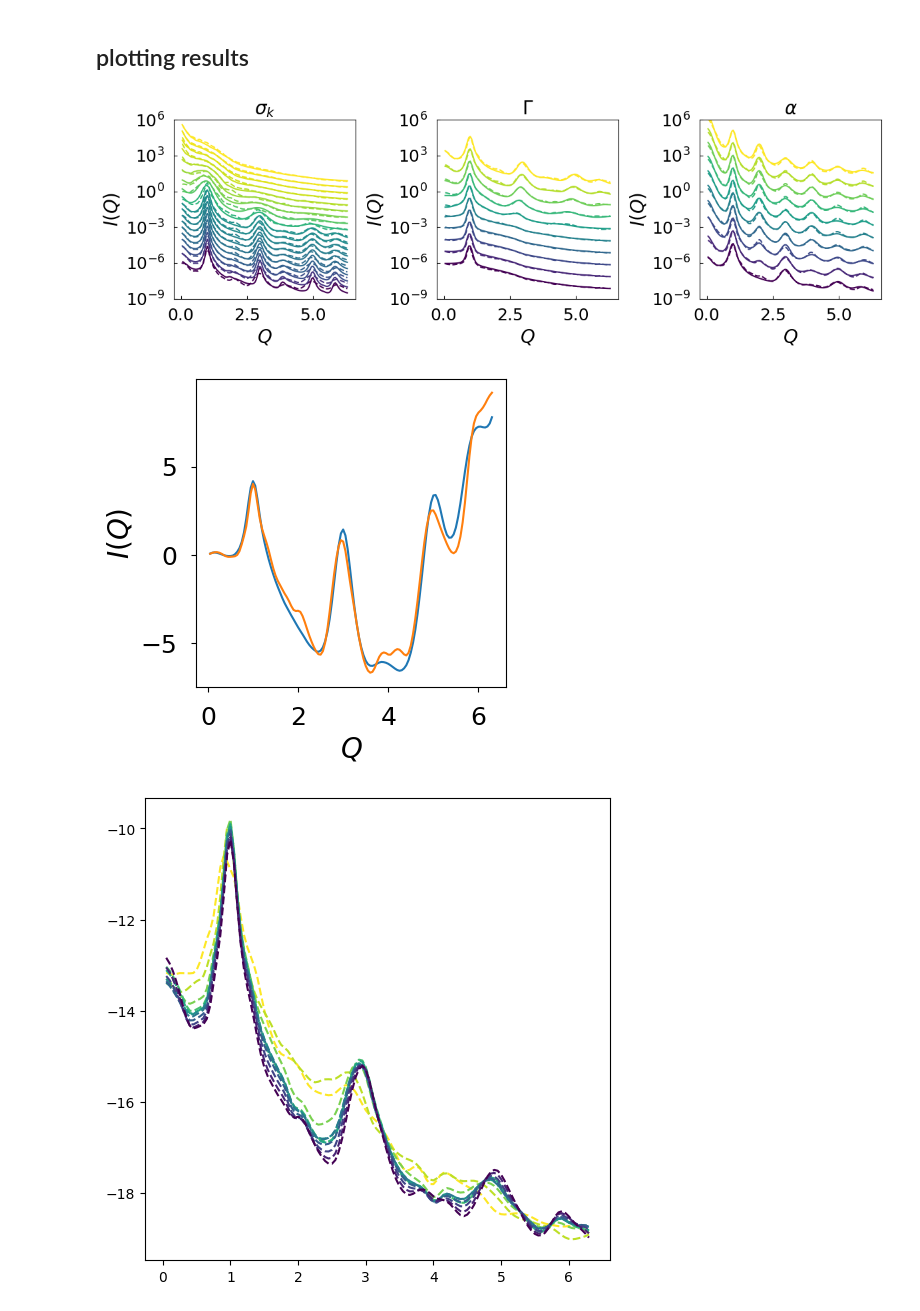
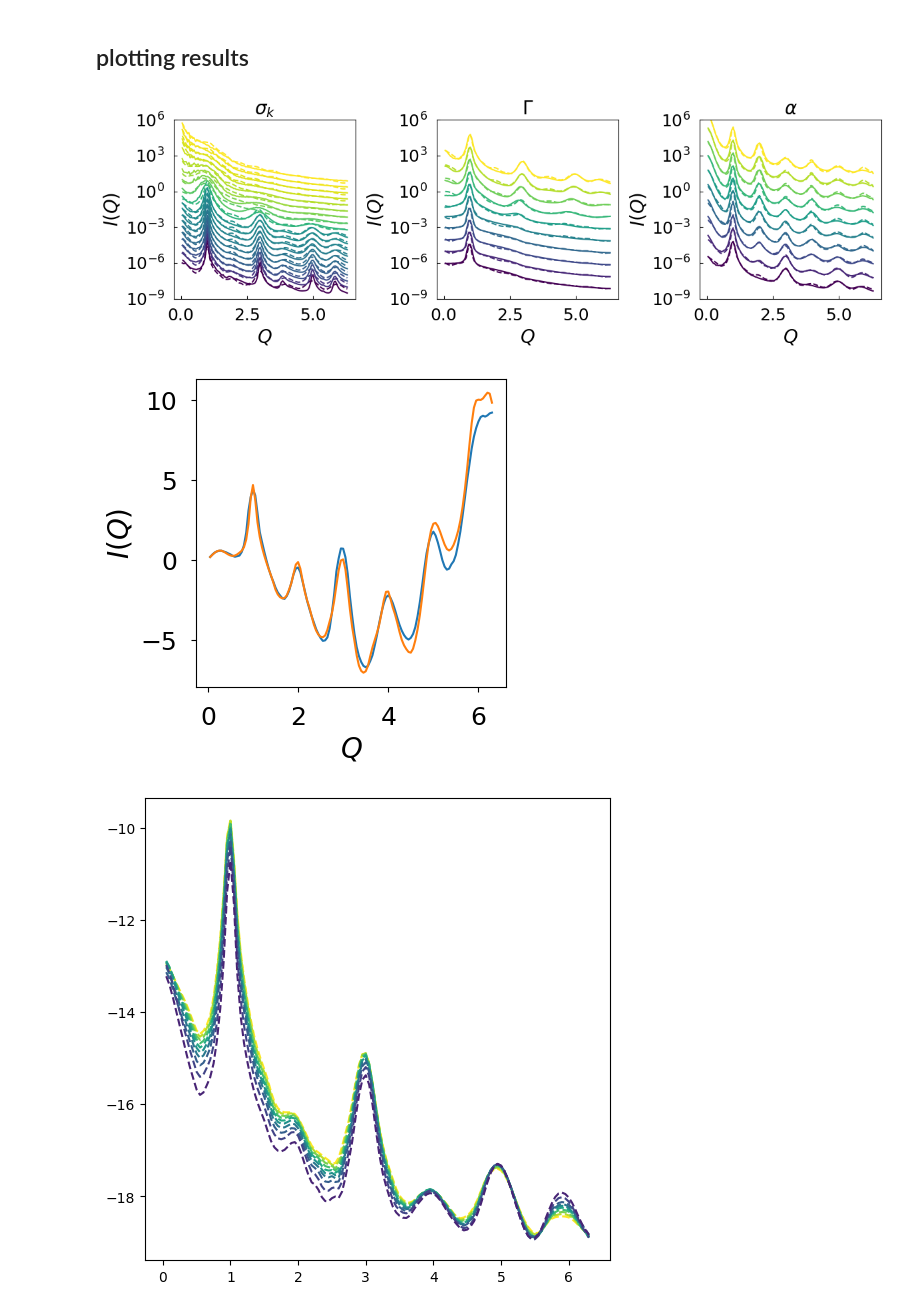
Before and after one commit to ch-tung/Randomwave_ML, a Jupyter notebook: generative_NN/KAN/benchmark_KAN.ipynb, the cells around one changed output. Saved outputs shown, nothing was run; the diff lists cells and outputs as text; code cells hidden in the pictures.

Commit message:
apply to curve fitting

```diff
--- a/generative_NN/KAN/benchmark_KAN.ipynb
+++ b/generative_NN/KAN/benchmark_KAN.ipynb
@@ -39,12 +39,15 @@ device = cpu
 ## load model
 # %%
 # fname_setup = 'setup_model_13_9.txt'
-fname_setup = 'setup_model_13_9_g_20_10.txt'
+string_setting = "10-1_8_g_12_16_raw"
+# string_setting = "9_7_g_16_16_cos"
+fname_setup = f'setup_model_{string_setting}.txt'
 with open(fname_setup, 'r') as file:
     config = yaml.safe_load(file)
 
 use_KAN.update_device(device)
 model_KAN = use_KAN.build_model(config['Model Setup'], device=device)
+# model_KAN = use_KAN.build_model_cos(config['Model Setup'], device=device)
 # %% [output]
 Device set to: cpu
 All relevant tensors and models have been moved to the new device.
@@ -56,7 +59,7 @@ saving model version 0.0
 ### load training set
 # %%
 config_file = 'setup_ts.txt'
-x_train, y_train, Q_train = load_training_data(config_file, extend=True)
+x_train, y_train, Q_train = load_training_data(config_file, extend=True, sm=False)
 print(x_train.shape)
 print(y_train.shape)
 x_train_torch = use_KAN.to_torch_device(x_train, device=device)
@@ -106,7 +110,7 @@ Model has been redefined.
 ### load trained model parameters
 # %%
 # fname_BR = "./saved_model/KAN/model_13_9_grid_ft_lin_monoc.pth"
-fname_BR = "./saved_model/KAN/model_13_9_g_20_10.pth"
+fname_BR = f"./saved_model/KAN/model_{string_setting}.pth"
 model_KAN.load_state_dict(torch.load(fname_BR))
 # %% [output]
 <All keys matched successfully>
@@ -237,9 +252,9 @@ for ax in axs:
 plt.tight_layout()
 plt.show()
 # %% [output]
-[figure, old version]
+[figure, new version]
 # %%
-parameters = [set_k_z[9], set_kappa[0], set_alpha[0]]
+parameters = [set_k_z[9], set_kappa[2], set_alpha[2]]
 index = id_params(parameters)
 x = x_train_torch[[index]]
 
@@ -272,16 +287,16 @@ ax.tick_params(axis='both', which='both', labelsize=18, pad=10)
 # ax.plot(Q_train, bg.detach().cpu().numpy()[0,:],'-')
 # ax.plot(Q_train, bg_lin,'--')
 # %% [output]
-[figure, old version]
+[figure, new version]
 # %%
 fig = plt.figure(figsize=(6,6))
 ax = fig.add_subplot(1,1,1)
 
 for i in range(11):
-    x_ext = np.array([[1-i/10,4.8,0]])
+    x_ext = np.array([[np.log(1-i/10),np.log(64),0]])
     color = colormap(1-i/10)
     y_kan = f_IQ_KAN(model_KAN, use_KAN.to_torch_device(x_ext,device=device), Q_train).detach().cpu().numpy()[0,:]
 
     ax.plot(Q_train, y_kan,'--', color=color)
 # %% [output]
-[figure, old version]
+[figure, new version]
```
Also changed, not shown: parts of 4 cells of this notebook, 4 other files.
